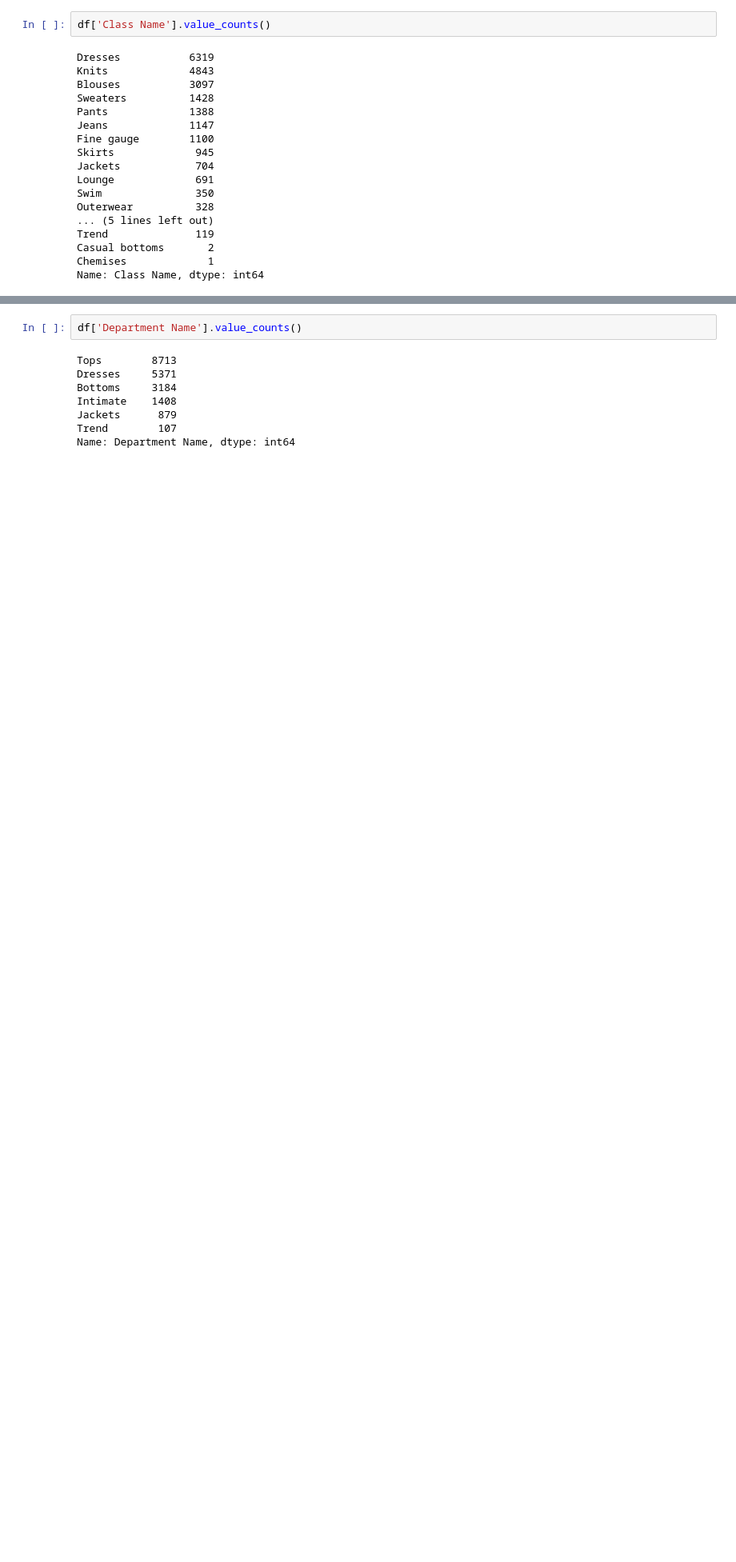
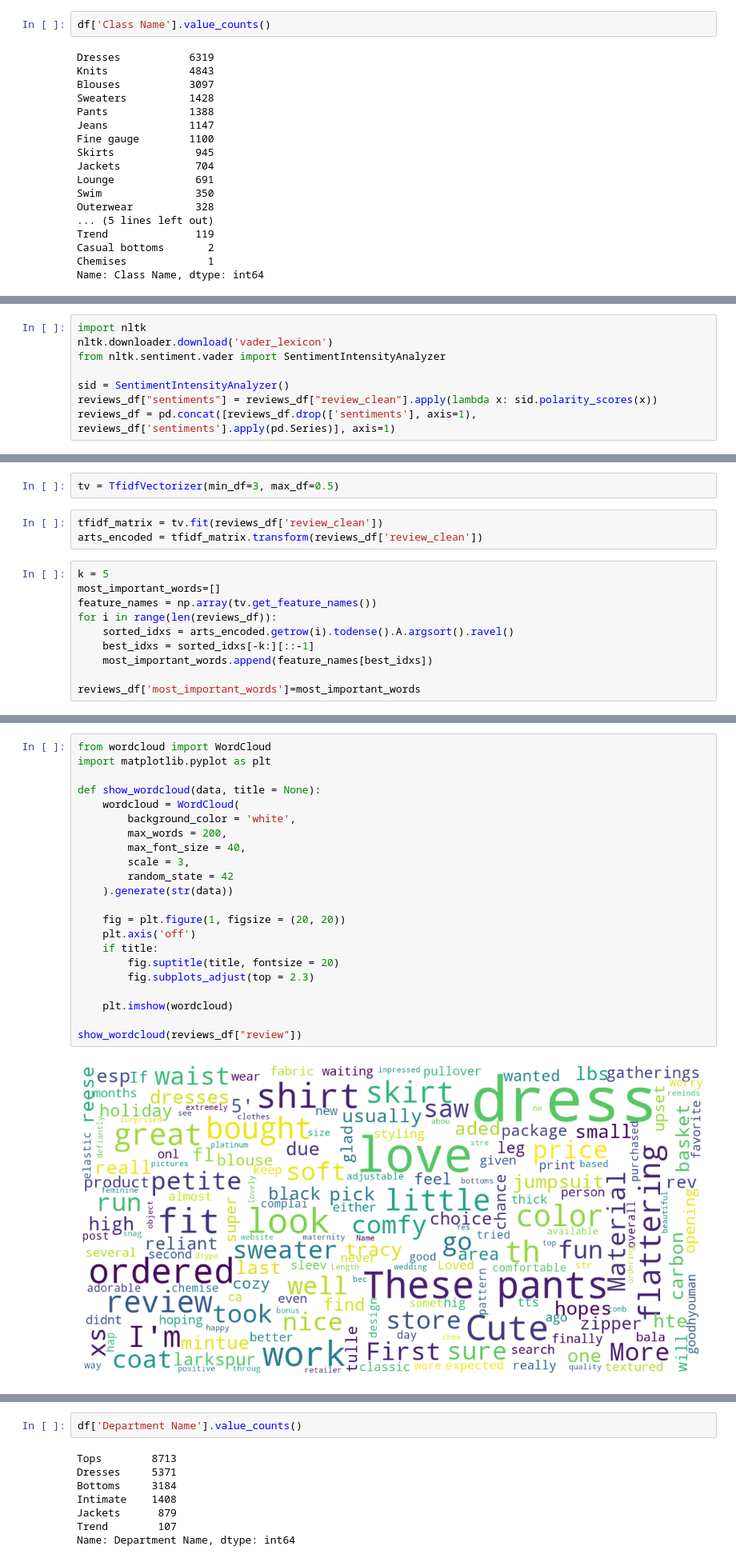
Before and after one commit to JustynaPantak/e-commerce_analyse, a Jupyter notebook: data_analyse.ipynb, the cells around one changed output, grey strips where cells are left out. Shown: that part at 80% size. Cells and saved outputs as stored; diff of their text form; blank space fills up the shorter version.

```diff
--- a/data_analyse.ipynb
+++ b/data_analyse.ipynb
@@ -237,0 +373,8 @@ ax = sns.countplot(y="Division Name", hue="Rating", data=df)
+# %%
+import nltk
+nltk.downloader.download('vader_lexicon')
+from nltk.sentiment.vader import SentimentIntensityAnalyzer
+
+sid = SentimentIntensityAnalyzer()
+reviews_df["sentiments"] = reviews_df["review_clean"].apply(lambda x: sid.polarity_scores(x))
+reviews_df = pd.concat([reviews_df.drop(['sentiments'], axis=1), reviews_df['sentiments'].apply(pd.Series)], axis=1)
@@ -237,0 +484,15 @@ ax = sns.countplot(y="Division Name", hue="Rating", data=df)
+# %%
+tv = TfidfVectorizer(min_df=3, max_df=0.5)
+# %%
+tfidf_matrix = tv.fit(reviews_df['review_clean'])
+arts_encoded = tfidf_matrix.transform(reviews_df['review_clean'])
+# %%
+k = 5
+most_important_words=[]
+feature_names = np.array(tv.get_feature_names())
+for i in range(len(reviews_df)):
+    sorted_idxs = arts_encoded.getrow(i).todense().A.argsort().ravel()
+    best_idxs = sorted_idxs[-k:][::-1]
+    most_important_words.append(feature_names[best_idxs])
+
+reviews_df['most_important_words']=most_important_words
@@ -237,0 +538,24 @@ ax = sns.countplot(y="Division Name", hue="Rating", data=df)
+# %%
+from wordcloud import WordCloud
+import matplotlib.pyplot as plt
+
+def show_wordcloud(data, title = None):
+    wordcloud = WordCloud(
+        background_color = 'white',
+        max_words = 200,
+        max_font_size = 40,
+        scale = 3,
+        random_state = 42
+    ).generate(str(data))
+
+    fig = plt.figure(1, figsize = (20, 20))
+    plt.axis('off')
+    if title:
+        fig.suptitle(title, fontsize = 20)
+        fig.subplots_adjust(top = 2.3)
+
+    plt.imshow(wordcloud)
+
+show_wordcloud(reviews_df["review"])
+# %% [output]
+[figure, added]
```
Also changed, not shown: parts of 129 cells of this notebook, 3 other files.
